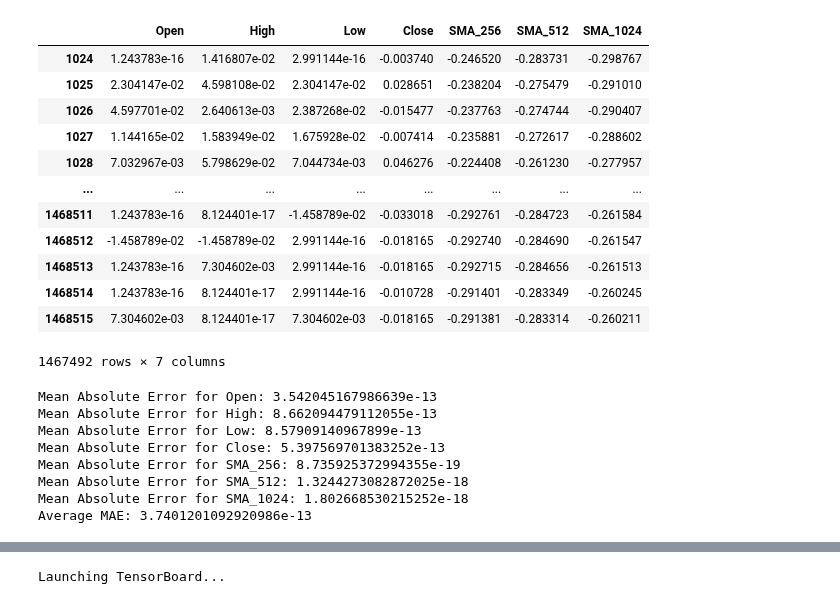
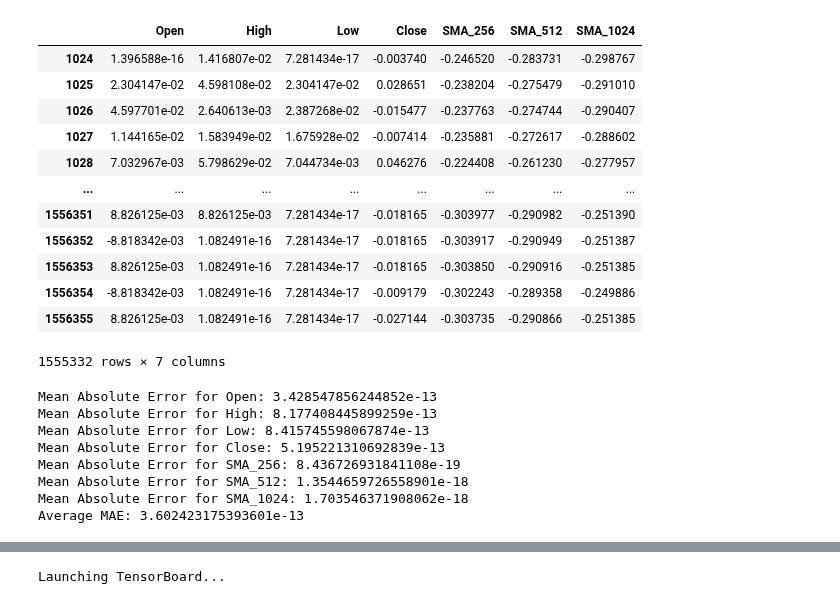
Before and after one commit to Klok-e/python-price-predict-experiment, a Jupyter notebook: price prediction_v3.ipynb, the cells around one changed output, grey strips where cells are left out. Drawn from its saved outputs; the diff is of its cells as text; code cells hidden in the pictures.

```diff
--- a/price prediction_v3.ipynb
+++ b/price prediction_v3.ipynb
@@ -144,8 +144,8 @@ def preprocess(df, scaler=None):
     df_pct = df[OHLC_COLUMNS].pct_change()
 
     # clamp
-    df_pct[df_pct > 0.1] = 0.1
-    df_pct[df_pct < -0.1] = -0.1
+    # df_pct[df_pct > 0.1] = 0.1
+    # df_pct[df_pct < -0.1] = -0.1
 
     # Concatenate the percentage-changed OHLC with the other columns
     df_all = pd.concat([df_pct, df.drop(columns=OHLC_COLUMNS)], axis=1)
@@ -165,45 +165,45 @@ def preprocess(df, scaler=None):
                              index=df_all.index)
 
     return df_scaled, scaler
 
 
 def invert_preprocess(original_start, scaler: MultiScaler, df):
     original_start = original_start[OHLC_COLUMNS].to_numpy()
     # Invert MinMax scaling for all columns
     df_inv_scaled = pd.DataFrame(scaler.std.inverse_transform(scaler.min_max.inverse_transform(df)),
                                  columns=df.columns,
                                  index=df.index)
 
     # Recover the original OHLC values
     reversed_array = np.cumprod(1 + df_inv_scaled[OHLC_COLUMNS].to_numpy(), axis=0)
     reversed_array = reversed_array * original_start  # Scaling by the original_start to each element
 
     df_inv_scaled[OHLC_COLUMNS] = reversed_array
 
     return df_inv_scaled
 
 
 preprocessed_dataset, scaler = preprocess(dataset)
 
 # transform dataset so that all transform-invert transform pairs are idempotent
 dataset = invert_preprocess(dataset.iloc[0], scaler, preprocessed_dataset)
 dataset = add_features(dataset)
 
 preprocessed_dataset
 # %% [output]
 |  | Open | High | Low | Close | SMA_256 | SMA_512 | SMA_1024 |
-| 1024 | 1.243783e-16 | 1.416807e-02 | 2.991144e-16 | -0.003740 | -0.246520 | -0.283731 | -0.298767 |
+| 1024 | 1.396588e-16 | 1.416807e-02 | 7.281434e-17 | -0.003740 | -0.246520 | -0.283731 | -0.298767 |
 | 1025 | 2.304147e-02 | 4.598108e-02 | 2.304147e-02 | 0.028651 | -0.238204 | -0.275479 | -0.291010 |
 | 1026 | 4.597701e-02 | 2.640613e-03 | 2.387268e-02 | -0.015477 | -0.237763 | -0.274744 | -0.290407 |
 | 1027 | 1.144165e-02 | 1.583949e-02 | 1.675928e-02 | -0.007414 | -0.235881 | -0.272617 | -0.288602 |
 | 1028 | 7.032967e-03 | 5.798629e-02 | 7.044734e-03 | 0.046276 | -0.224408 | -0.261230 | -0.277957 |
 | ... | ... | ... | ... | ... | ... | ... | ... |
-| 1468511 | 1.243783e-16 | 8.124401e-17 | -1.458789e-02 | -0.033018 | -0.292761 | -0.284723 | -0.261584 |
-| 1468512 | -1.458789e-02 | -1.458789e-02 | 2.991144e-16 | -0.018165 | -0.292740 | -0.284690 | -0.261547 |
-| 1468513 | 1.243783e-16 | 7.304602e-03 | 2.991144e-16 | -0.018165 | -0.292715 | -0.284656 | -0.261513 |
-| 1468514 | 1.243783e-16 | 8.124401e-17 | 2.991144e-16 | -0.010728 | -0.291401 | -0.283349 | -0.260245 |
-| 1468515 | 7.304602e-03 | 8.124401e-17 | 7.304602e-03 | -0.018165 | -0.291381 | -0.283314 | -0.260211 |
+| 1556351 | 8.826125e-03 | 8.826125e-03 | 7.281434e-17 | -0.018165 | -0.303977 | -0.290982 | -0.251390 |
+| 1556352 | -8.818342e-03 | 1.082491e-16 | 7.281434e-17 | -0.018165 | -0.303917 | -0.290949 | -0.251387 |
+| 1556353 | 8.826125e-03 | 1.082491e-16 | 7.281434e-17 | -0.018165 | -0.303850 | -0.290916 | -0.251385 |
+| 1556354 | -8.818342e-03 | 1.082491e-16 | 7.281434e-17 | -0.009179 | -0.302243 | -0.289358 | -0.249886 |
+| 1556355 | 8.826125e-03 | 1.082491e-16 | 7.281434e-17 | -0.027144 | -0.303735 | -0.290866 | -0.251385 |
-1467492 rows × 7 columns
+1555332 rows × 7 columns
 # %%
 from sklearn.metrics import mean_absolute_error
 
@@ -256,14 +256,14 @@ def test_orig_val():
 
 test_orig_val()
 # %% [output]
-Mean Absolute Error for Open: 3.542045167986639e-13
-Mean Absolute Error for High: 8.662094479112055e-13
-Mean Absolute Error for Low: 8.57909140967899e-13
-Mean Absolute Error for Close: 5.397569701383252e-13
-Mean Absolute Error for SMA_256: 8.735925372994355e-19
-Mean Absolute Error for SMA_512: 1.3244273082872025e-18
-Mean Absolute Error for SMA_1024: 1.802668530215252e-18
-Average MAE: 3.7401201092920986e-13
+Mean Absolute Error for Open: 3.428547856244852e-13
+Mean Absolute Error for High: 8.177408445899259e-13
+Mean Absolute Error for Low: 8.415745598067874e-13
+Mean Absolute Error for Close: 5.195221310692839e-13
+Mean Absolute Error for SMA_256: 8.436726931841108e-19
+Mean Absolute Error for SMA_512: 1.3544659726558901e-18
+Mean Absolute Error for SMA_1024: 1.703546371908062e-18
+Average MAE: 3.602423175393601e-13
 # %%
 import numpy as np
 import pandas as pd
```
Also changed, not shown: parts of 12 cells of this notebook.
